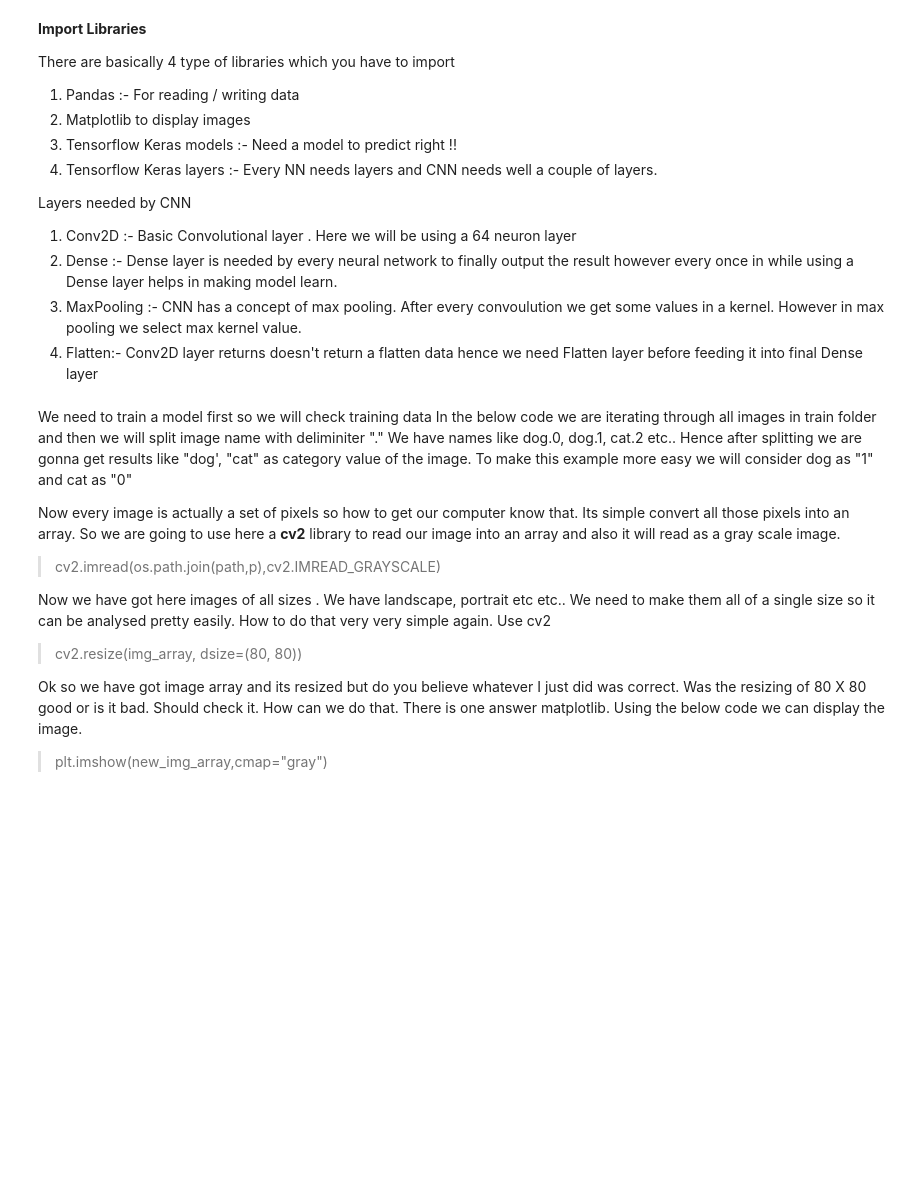
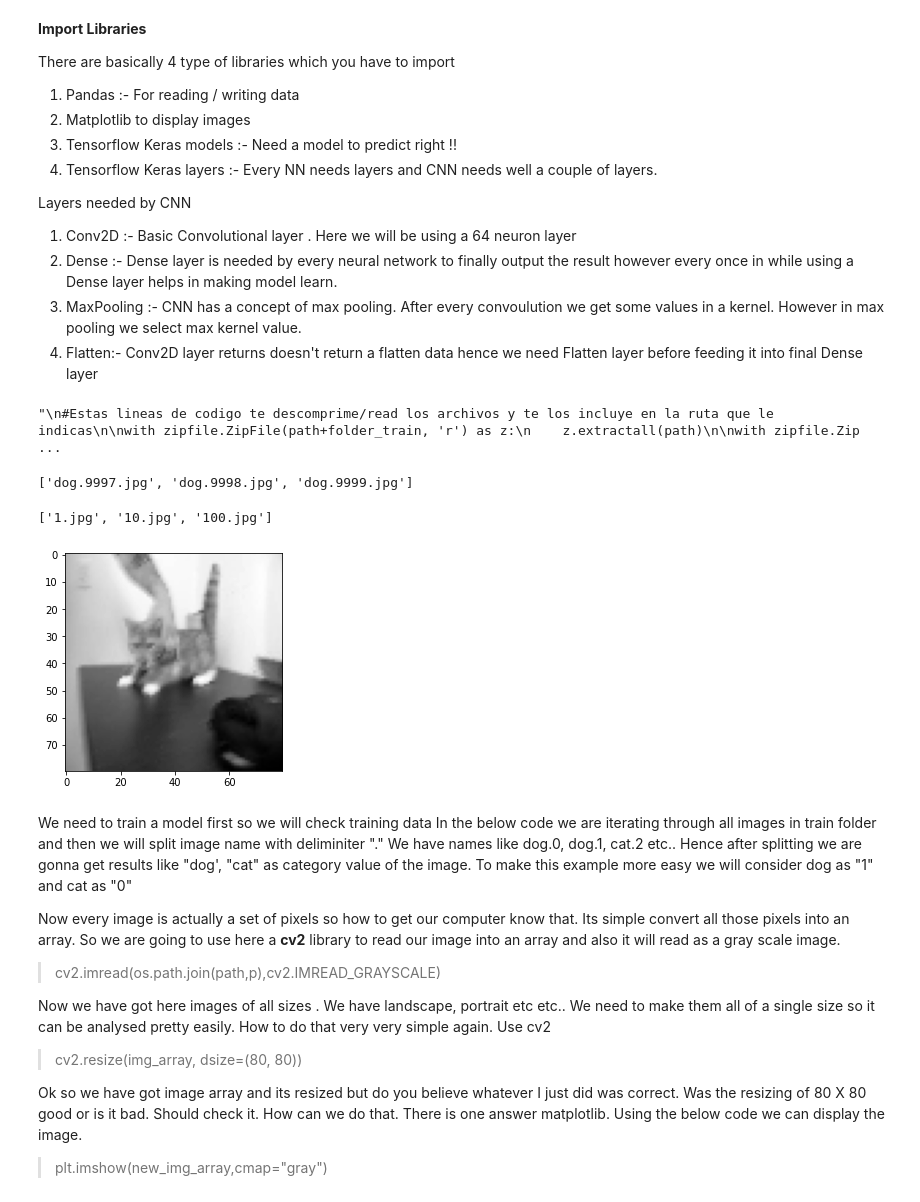
Before and after one commit to PilarDenia/activity_bootcamp_jun2020, a Jupyter notebook: 2_Machine_Learning/semana_29/día_4/cats-vs-dogs-cnn - Clase2.ipynb, the cells around one changed output. Cells and saved outputs as stored; diff of their text form; code cells hidden in the pictures; blank space fills up the shorter version.

```diff
--- a/2_Machine_Learning/semana_29/día_4/cats-vs-dogs-cnn - Clase2.ipynb
+++ b/2_Machine_Learning/semana_29/día_4/cats-vs-dogs-cnn - Clase2.ipynb
@@ -28,14 +28,64 @@ Layers needed by CNN
 # This Python 3 environment comes with many helpful analytics libraries installed
 # It is defined by the kaggle/python docker image: https://github.com/kaggle/docker-python
 # For example, here's several helpful packages to load in
+import numpy as np
+import pandas as pd
+import cv2
+import os
+import zipfile
+
+import matplotlib.pyplot as plt
+import seaborn as sns
+
+import tensorflow as tf
+from tensorflow.keras.models import Sequential
+from tensorflow.keras.layers import Dense, Dropout, Flatten, Conv2D, MaxPool2D
+
 
 
 # Input data files are available in the "../input/" directory.
 # For example, running this (by clicking run or pressing Shift+Enter) will list the files in the input directory
+path= "../../../../DataSets/dogs_cats/"
+folder_train = "train/"
+folder_test = "test1/"
+
+
 
 
 
 # Any results you write to the current directory are saved as output.
+# %%
+"""
+#Estas lineas de codigo te descomprime/read los archivos y te los incluye en la ruta que le indicas
+
+with zipfile.ZipFile(path+folder_train, 'r') as z:
+    z.extractall(path)
+
+with zipfile.ZipFile(path+folder_test, 'r') as z:
+    z.extractall(path)
+
+"""
+# %% [output]
+"\n#Estas lineas de codigo te descomprime/read los archivos y te los incluye en la ruta que le indicas\n\nwith zipfile.ZipFile(path+folder_train, 'r') as z:\n    z.extractall(path)\n\nwith zipfile.Zip ...
+# %%
+os.listdir(path+folder_train)[-3:]
+# %% [output]
+['dog.9997.jpg', 'dog.9998.jpg', 'dog.9999.jpg']
+# %%
+os.listdir(path+folder_test)[:3]
+# %% [output]
+['1.jpg', '10.jpg', '100.jpg']
+# %%
+category = []
+img_array = []
+for p in os.listdir(path+folder_train):
+    category = p.split(".")[0]
+    img_array = cv2.imread(os.path.join(path+folder_train, p), cv2.IMREAD_GRAYSCALE)
+    new_img_array = cv2.resize(img_array, dsize=(80,80))
+    plt.imshow(new_img_array, cmap='gray')
+    break
+# %% [output]
+[figure, added]
 # %% [markdown]
 We need to train a model first so we will check training data In the below code we are iterating through all images in train folder and then we will split image name with deliminiter "." We have names like dog.0, dog.1, cat.2 etc.. Hence after splitting we are gonna get results like "dog', "cat" as category value of the image. To make this example more easy we will consider dog as "1" and cat as "0"
 
```
Also changed, not shown: parts of 21 cells of this notebook, 30 other files.
